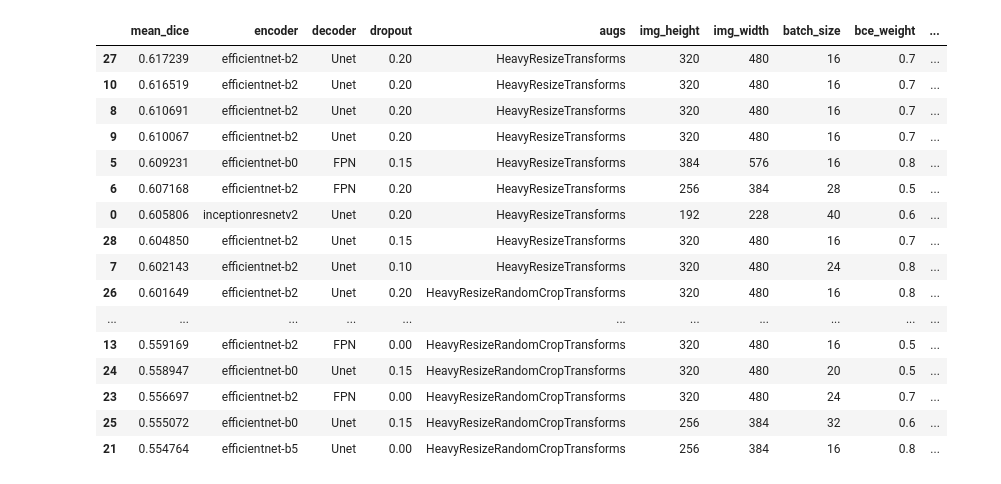
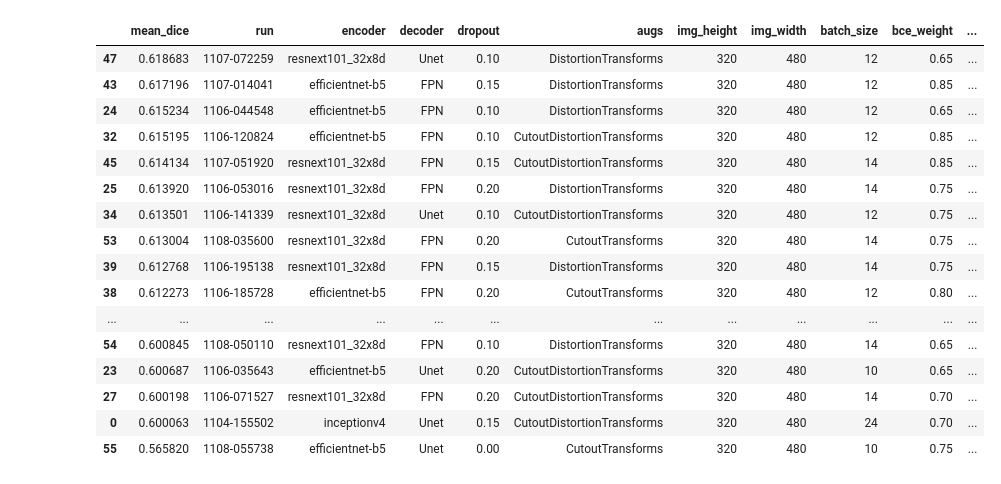
Before and after one commit to khornlund/understanding-cloud-organization, a Jupyter notebook: notebook/hdf5-outputs.ipynb, the cells around one changed output. Cells and saved outputs as stored; diff of their text form; code cells hidden in the pictures.

```diff
--- a/notebook/hdf5-outputs.ipynb
+++ b/notebook/hdf5-outputs.ipynb
@@ -14,22 +71,22 @@ from uco.data_loader import pivot_df
 # %%
-df = pd.read_csv('../data/predictions/log.csv')
+df = pd.read_csv('../saved/scp/training/index.csv')
 df.sort_values('mean_dice', ascending=False, inplace=True)
-df.head(200)
+df.head(60)
 # %% [output]
-|  | mean_dice | encoder | decoder | dropout | augs | img_height | img_width | batch_size | bce_weight | ... |
-| 27 | 0.617239 | efficientnet-b2 | Unet | 0.20 | HeavyResizeTransforms | 320 | 480 | 16 | 0.7 | ... |
-| 10 | 0.616519 | efficientnet-b2 | Unet | 0.20 | HeavyResizeTransforms | 320 | 480 | 16 | 0.7 | ... |
-| 8 | 0.610691 | efficientnet-b2 | Unet | 0.20 | HeavyResizeTransforms | 320 | 480 | 16 | 0.7 | ... |
-| 9 | 0.610067 | efficientnet-b2 | Unet | 0.20 | HeavyResizeTransforms | 320 | 480 | 16 | 0.7 | ... |
-| 5 | 0.609231 | efficientnet-b0 | FPN | 0.15 | HeavyResizeTransforms | 384 | 576 | 16 | 0.8 | ... |
-| 6 | 0.607168 | efficientnet-b2 | FPN | 0.20 | HeavyResizeTransforms | 256 | 384 | 28 | 0.5 | ... |
-| 0 | 0.605806 | inceptionresnetv2 | Unet | 0.20 | HeavyResizeTransforms | 192 | 228 | 40 | 0.6 | ... |
-| 28 | 0.604850 | efficientnet-b2 | Unet | 0.15 | HeavyResizeTransforms | 320 | 480 | 16 | 0.7 | ... |
-| 7 | 0.602143 | efficientnet-b2 | Unet | 0.10 | HeavyResizeTransforms | 320 | 480 | 24 | 0.8 | ... |
-| 26 | 0.601649 | efficientnet-b2 | Unet | 0.20 | HeavyResizeRandomCropTransforms | 320 | 480 | 16 | 0.8 | ... |
-| ... | ... | ... | ... | ... | ... | ... | ... | ... | ... | ... |
-| 13 | 0.559169 | efficientnet-b2 | FPN | 0.00 | HeavyResizeRandomCropTransforms | 320 | 480 | 16 | 0.5 | ... |
-| 24 | 0.558947 | efficientnet-b0 | Unet | 0.15 | HeavyResizeRandomCropTransforms | 320 | 480 | 20 | 0.5 | ... |
-| 23 | 0.556697 | efficientnet-b2 | FPN | 0.00 | HeavyResizeRandomCropTransforms | 320 | 480 | 24 | 0.7 | ... |
-| 25 | 0.555072 | efficientnet-b0 | Unet | 0.15 | HeavyResizeRandomCropTransforms | 256 | 384 | 32 | 0.6 | ... |
-| 21 | 0.554764 | efficientnet-b5 | Unet | 0.00 | HeavyResizeRandomCropTransforms | 256 | 384 | 16 | 0.8 | ... |
+|  | mean_dice | run | encoder | decoder | dropout | augs | img_height | img_width | batch_size | bce_weight | ... |
+| 47 | 0.618683 | 1107-072259 | resnext101_32x8d | Unet | 0.10 | DistortionTransforms | 320 | 480 | 12 | 0.65 | ... |
+| 43 | 0.617196 | 1107-014041 | efficientnet-b5 | FPN | 0.15 | DistortionTransforms | 320 | 480 | 12 | 0.85 | ... |
+| 24 | 0.615234 | 1106-044548 | efficientnet-b5 | FPN | 0.10 | DistortionTransforms | 320 | 480 | 12 | 0.65 | ... |
+| 32 | 0.615195 | 1106-120824 | efficientnet-b5 | FPN | 0.10 | CutoutDistortionTransforms | 320 | 480 | 12 | 0.85 | ... |
+| 45 | 0.614134 | 1107-051920 | resnext101_32x8d | FPN | 0.15 | CutoutDistortionTransforms | 320 | 480 | 14 | 0.85 | ... |
+| 25 | 0.613920 | 1106-053016 | resnext101_32x8d | FPN | 0.20 | DistortionTransforms | 320 | 480 | 14 | 0.75 | ... |
+| 34 | 0.613501 | 1106-141339 | resnext101_32x8d | Unet | 0.10 | CutoutDistortionTransforms | 320 | 480 | 12 | 0.75 | ... |
+| 53 | 0.613004 | 1108-035600 | resnext101_32x8d | FPN | 0.20 | CutoutTransforms | 320 | 480 | 14 | 0.75 | ... |
+| 39 | 0.612768 | 1106-195138 | resnext101_32x8d | FPN | 0.15 | DistortionTransforms | 320 | 480 | 14 | 0.75 | ... |
+| 38 | 0.612273 | 1106-185728 | efficientnet-b5 | FPN | 0.20 | CutoutTransforms | 320 | 480 | 12 | 0.80 | ... |
+| ... | ... | ... | ... | ... | ... | ... | ... | ... | ... | ... | ... |
+| 54 | 0.600845 | 1108-050110 | resnext101_32x8d | FPN | 0.10 | DistortionTransforms | 320 | 480 | 14 | 0.65 | ... |
+| 23 | 0.600687 | 1106-035643 | efficientnet-b5 | Unet | 0.20 | CutoutDistortionTransforms | 320 | 480 | 10 | 0.65 | ... |
+| 27 | 0.600198 | 1106-071527 | resnext101_32x8d | FPN | 0.20 | CutoutDistortionTransforms | 320 | 480 | 14 | 0.70 | ... |
+| 0 | 0.600063 | 1104-155502 | inceptionv4 | Unet | 0.15 | CutoutDistortionTransforms | 320 | 480 | 24 | 0.70 | ... |
+| 55 | 0.565820 | 1108-055738 | efficientnet-b5 | Unet | 0.00 | CutoutTransforms | 320 | 480 | 10 | 0.75 | ... |
```
Also changed, not shown: parts of 12 cells of this notebook, 16 other files.
